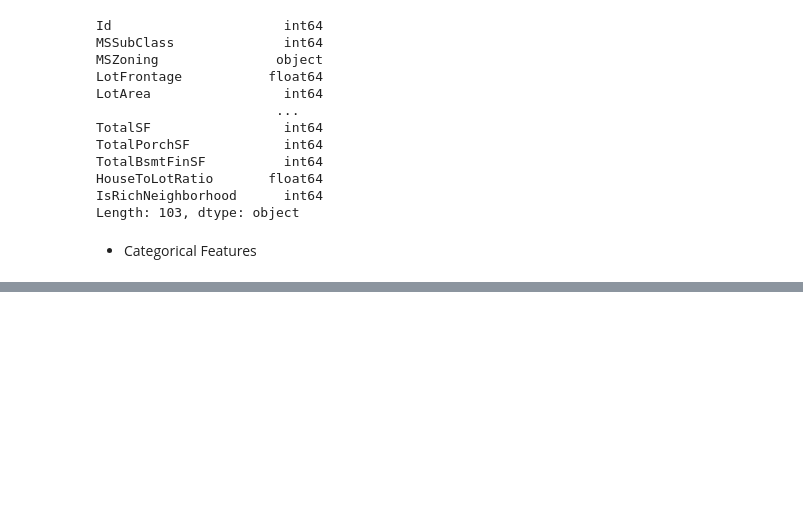
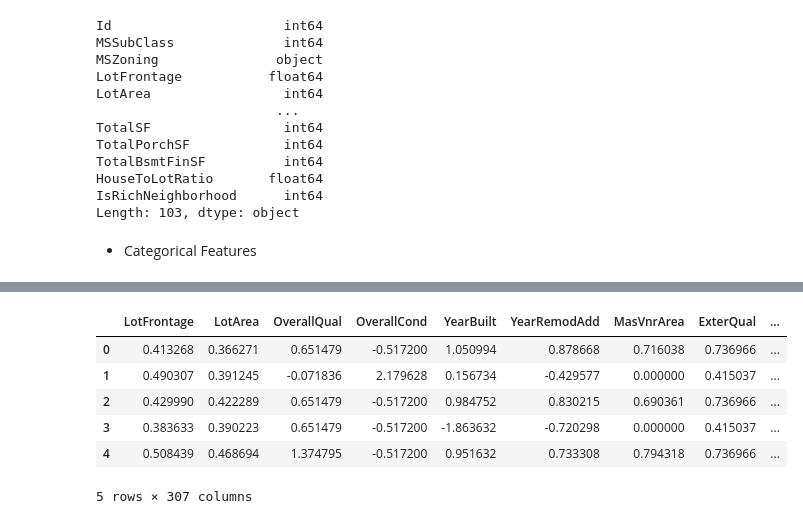
Before and after one commit to serverdaun/house_prices_kaggle, a Jupyter notebook: house_prices_kaggle/notebooks/feature_engineering.ipynb, the cells around one changed output, grey strips where cells are left out. Cells and saved outputs as stored; diff of their text form; code cells hidden in the pictures; blank space fills up the shorter version.

Commit message:
add continuous dynamic scaling

```diff
--- a/house_prices_kaggle/notebooks/feature_engineering.ipynb
+++ b/house_prices_kaggle/notebooks/feature_engineering.ipynb
@@ -111,8 +113,8 @@ Length: 103, dtype: object
 df['MSSubClass'] = df['MSSubClass'].astype(object)
 df = df.drop(columns=['Id'])
 # %%
-categorical_features = df.select_dtypes(include=['object']).columns
-numerical_features = df.select_dtypes(exclude=['object']).columns
+categorical_features = df.select_dtypes(include=['object', 'category']).columns
+numerical_features = df.select_dtypes(exclude=['object', 'category']).columns
 # %% [markdown]
 * Categorical Features
 # %%
@@ -143,0 +174,29 @@ df.head()
+# %%
+feats_to_exclude = ['HasAlley', 'HasMasVnr', 'HasBsmt', 'HasFireplace', 'HasGarage', 'HasPool', 'HasFence', 'HasPorch', 'IsRichNeighborhood']
+numerical_features = [feature for feature in numerical_features if feature not in feats_to_exclude]
+# %%
+def dynamic_scaling(df: pd.DataFrame, column: pd.DataFrame.columns, skew_threshold=0.75) -> pd.DataFrame:
+    feature_skew = skew(df[column])
+
+    if feature_skew > skew_threshold:
+        min_max_scaler = MinMaxScaler()
+        df[column] = np.log1p(df[column])
+        df[column] = min_max_scaler.fit_transform(df[[column]])
+    else:
+        standard_scaler = StandardScaler()
+        df[column] = standard_scaler.fit_transform(df[[column]])
+
+    return df
+# %%
+for feature in numerical_features:
+    df = dynamic_scaling(df, feature)
+
+df.head()
+# %% [output]
+|  | LotFrontage | LotArea | OverallQual | OverallCond | YearBuilt | YearRemodAdd | MasVnrArea | ExterQual | ... |
+| 0 | 0.413268 | 0.366271 | 0.651479 | -0.517200 | 1.050994 | 0.878668 | 0.716038 | 0.736966 | ... |
+| 1 | 0.490307 | 0.391245 | -0.071836 | 2.179628 | 0.156734 | -0.429577 | 0.000000 | 0.415037 | ... |
+| 2 | 0.429990 | 0.422289 | 0.651479 | -0.517200 | 0.984752 | 0.830215 | 0.690361 | 0.736966 | ... |
+| 3 | 0.383633 | 0.390223 | 0.651479 | -0.517200 | -1.863632 | -0.720298 | 0.000000 | 0.415037 | ... |
+| 4 | 0.508439 | 0.468694 | 1.374795 | -0.517200 | 0.951632 | 0.733308 | 0.794318 | 0.736966 | ... |
+5 rows × 307 columns
```
Also changed, not shown: parts of 7 cells of this notebook.
